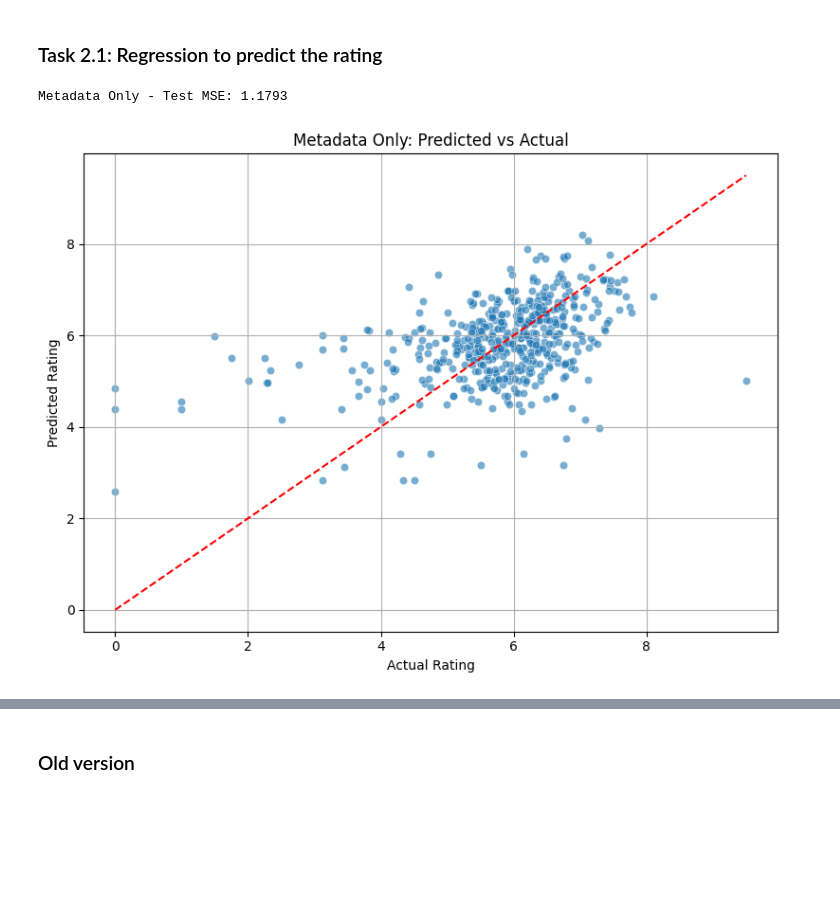
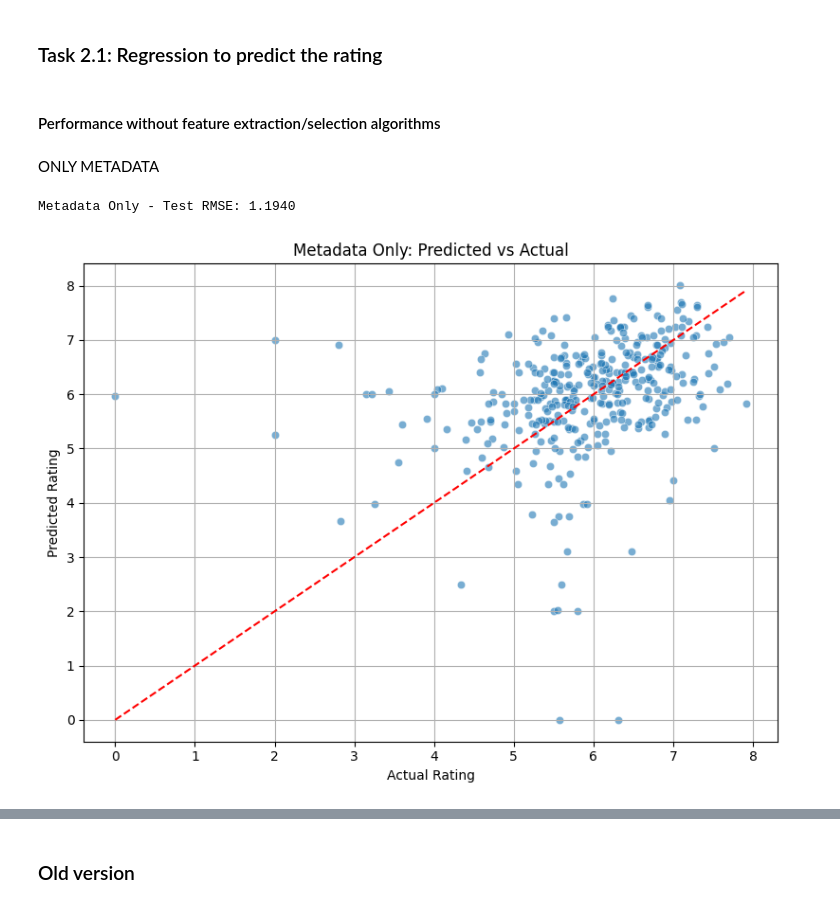
Before and after one commit to alexgaarciia/MLApps_BoardGames, a Jupyter notebook: mlapps_final_project.ipynb, the cells around one changed output, grey strips where cells are left out. Drawn from its saved outputs; the diff is of its cells as text; code cells hidden in the pictures; blank space fills up the shorter version.

```diff
--- a/mlapps_final_project.ipynb
+++ b/mlapps_final_project.ipynb
@@ -83,7 +106,7 @@ from sklearn.metrics import mean_squared_error
 # %% [markdown]
 ## Data loading
 # %%
-filename = "boardgames_2000.csv"
+filename = "boardgames_3000.csv"
 df = pd.read_csv(filename, sep=";")
 df.head()
 # %% [output]
@@ -546,7 +558,7 @@ df["glove_vector"] = df["clean_description"].apply(lambda x: get_glove_vector(x,
 X_glove = np.vstack(df["glove_vector"])
 
 # Metadata features
-X_meta = df[["complexity", "year"]].values
+X_meta = df[["complexity", "year", "minplayers", "maxplayers", "playingtime", "minage"]].values
 
 # One-hot encode for emotion + vibe
 encoder = OneHotEncoder(drop="first", sparse_output=False)
@@ -567,9 +579,10 @@ def train_and_evaluate(X, y, model_name="Model", regressor=None):
     regressor.fit(X_train, y_train)
     y_pred = regressor.predict(X_test)
     mse = mean_squared_error(y_test, y_pred)
-    print(f"{model_name} - Test MSE: {mse:.4f}")
+    rmse = np.sqrt(mse)
+    print(f"{model_name} - Test RMSE: {rmse:.4f}")
     plot_pred_vs_actual(y_test, y_pred, title=model_name)
-    return regressor
+    return regressor, mse, rmse
 
 def plot_pred_vs_actual(y_true, y_pred, title="Prediction Plot"):
     plt.figure(figsize=(8, 6))
@@ -590,8 +603,13 @@ def plot_feature_importances(model, feature_names, top_n=20):
     plt.title("Top Feature Importances")
     plt.tight_layout()
     plt.show()
+# %% [markdown]
+#### Performance without feature extraction/selection algorithms
+# %% [markdown]
+ONLY METADATA
 # %%
-_ = train_and_evaluate(X_meta, y, model_name="Metadata Only", regressor=DecisionTreeRegressor(random_state=42))
+X_meta_full = np.hstack([X_meta, X_tone])
+model_meta = train_and_evaluate(X_meta, y, model_name="Metadata Only", regressor=DecisionTreeRegressor(random_state=42))
 # %% [output]
-Metadata Only - Test MSE: 1.1793
+Metadata Only - Test RMSE: 1.1940
-[figure, old version]
+[figure, new version]
```
Also changed, not shown: parts of 36 cells of this notebook.
